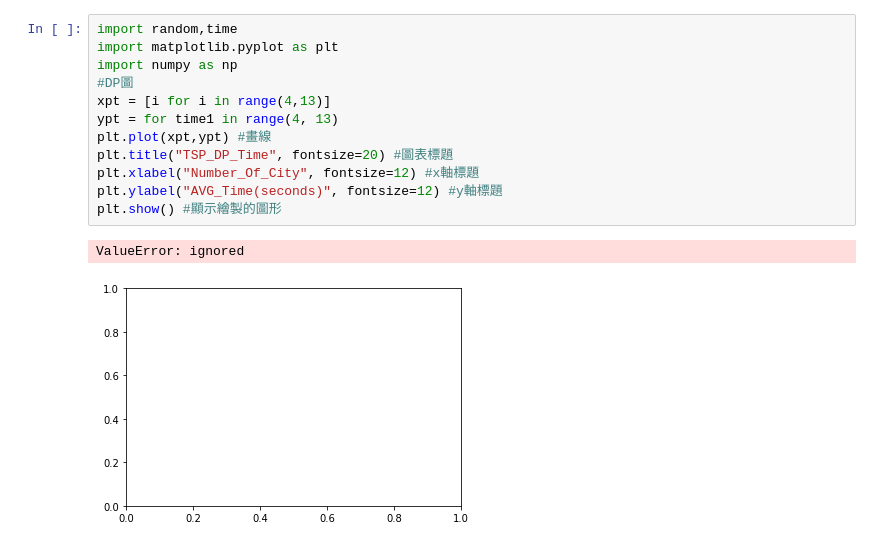
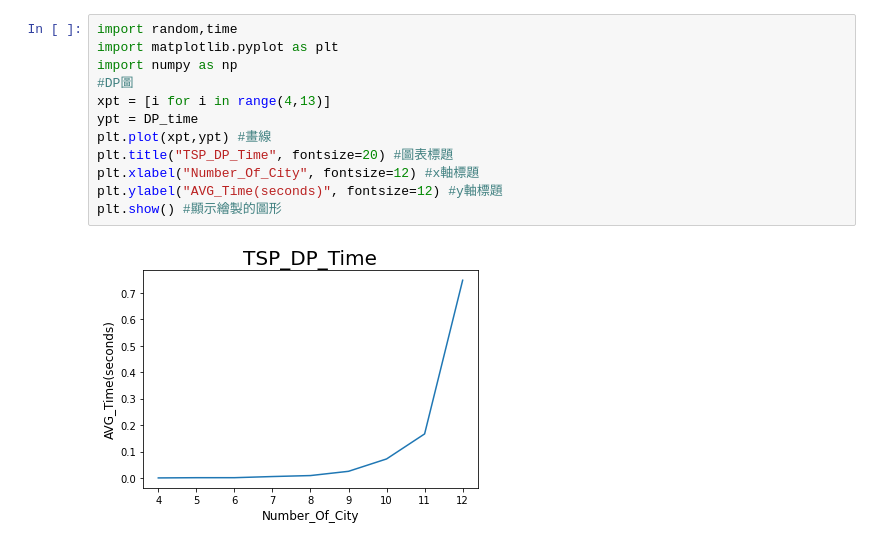
Before and after one commit to yixuannnnn/TSP, a Jupyter notebook: TSP_plot.ipynb, the cells around one changed output. Drawn from its saved outputs; the diff is of its cells as text.

```diff
--- a/TSP_plot.ipynb
+++ b/TSP_plot.ipynb
@@ -129,18 +133,17 @@ KeyboardInterrupt: ignored
 # %%
 import random,time
 import matplotlib.pyplot as plt
 import numpy as np
 #DP圖
 xpt = [i for i in range(4,13)]
-ypt = for time1 in range(4, 13)
+ypt = DP_time
 plt.plot(xpt,ypt) #畫線
 plt.title("TSP_DP_Time", fontsize=20) #圖表標題
 plt.xlabel("Number_Of_City", fontsize=12) #x軸標題
 plt.ylabel("AVG_Time(seconds)", fontsize=12) #y軸標題
 plt.show() #顯示繪製的圖形
 # %% [output]
-ValueError: ignored
-[figure, old version]
+[figure, new version]
 # %%
 #BT圖
 xpt = [i for i in range(4,13)]
```
Also changed, not shown: parts of 4 cells of this notebook.
